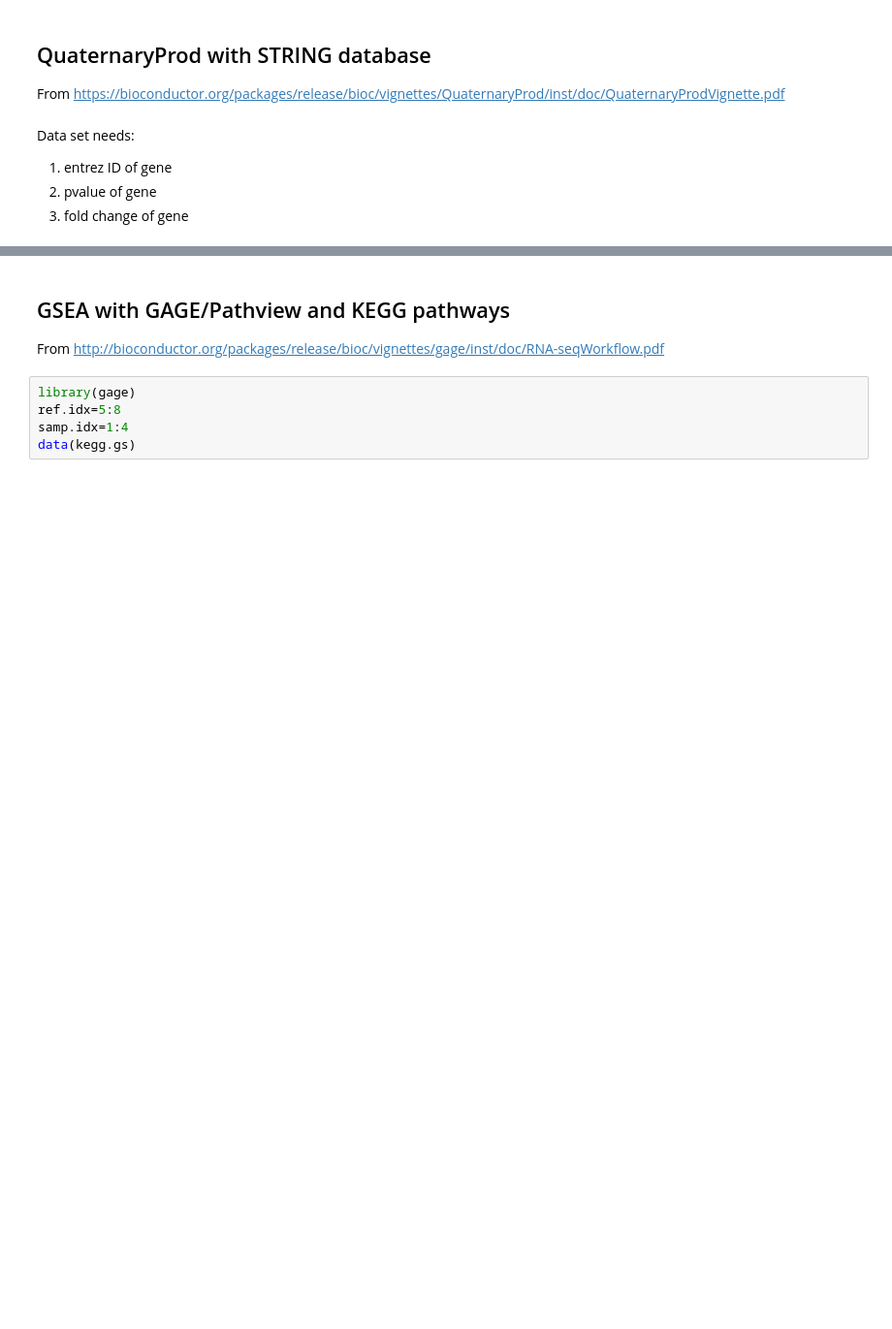
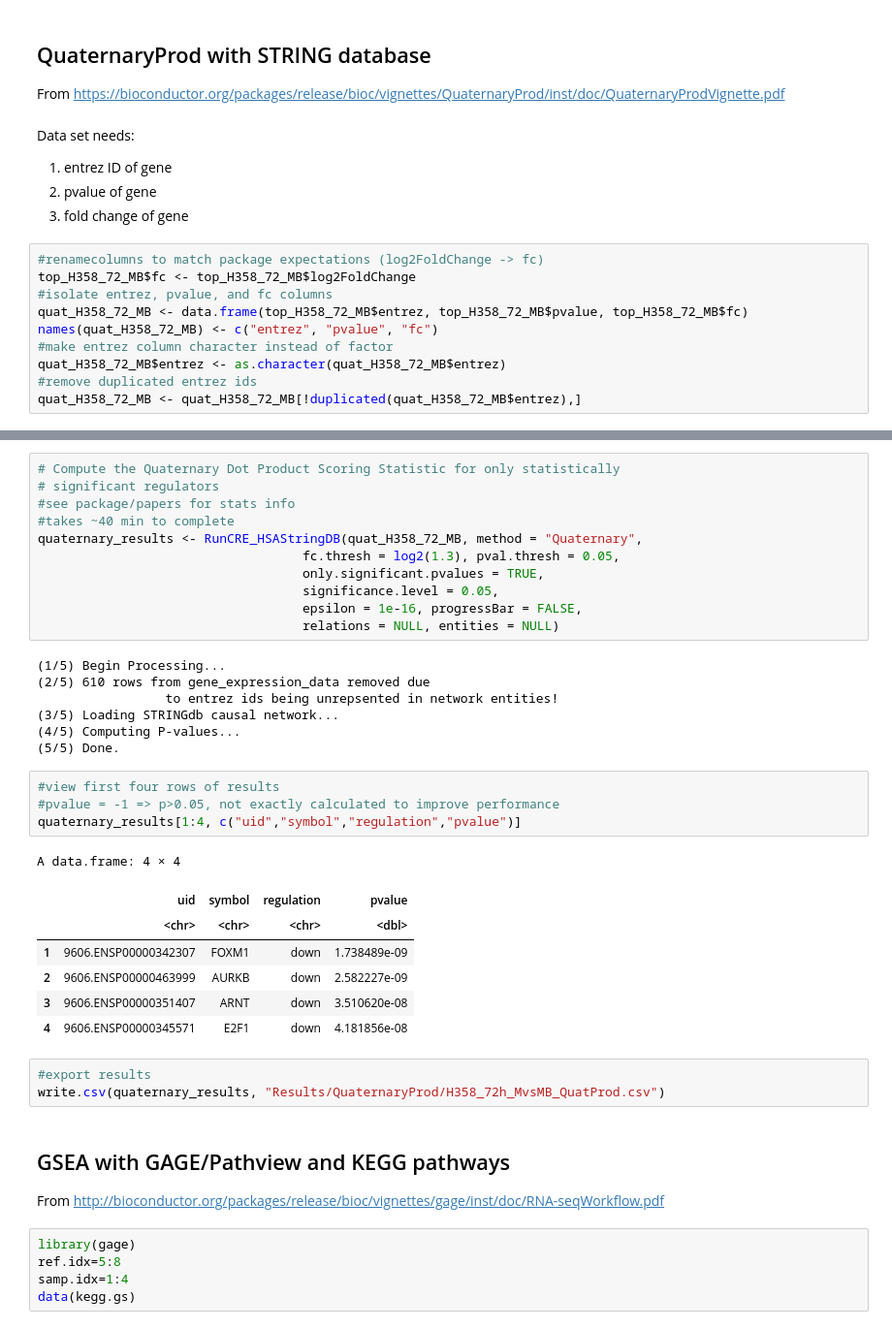
Before and after one commit to esheffels/2020-RNA, a Jupyter notebook: R_diffexp-generic.ipynb, the cells around one changed output, grey strips where cells are left out. Shown: that part at 97% size. Saved outputs shown, nothing was run; the diff lists cells and outputs as text; blank space fills up the shorter version.

Commit message:
Completed implementation and export of QuaternaryProd

```diff
--- a/R_diffexp-generic.ipynb
+++ b/R_diffexp-generic.ipynb
@@ -535,3 +538,13 @@ Data set needs:
 1. entrez ID of gene
 2. pvalue of gene
 3. fold change of gene
+# %%
+#renamecolumns to match package expectations (log2FoldChange -> fc)
+top_H358_72_MB$fc <- top_H358_72_MB$log2FoldChange
+#isolate entrez, pvalue, and fc columns
+quat_H358_72_MB <- data.frame(top_H358_72_MB$entrez, top_H358_72_MB$pvalue, top_H358_72_MB$fc)
+names(quat_H358_72_MB) <- c("entrez", "pvalue", "fc")
+#make entrez column character instead of factor
+quat_H358_72_MB$entrez <- as.character(quat_H358_72_MB$entrez)
+#remove duplicated entrez ids
+quat_H358_72_MB <- quat_H358_72_MB[!duplicated(quat_H358_72_MB$entrez),]
@@ -538,3 +557,36 @@ Data set needs:
+# %%
+# Compute the Quaternary Dot Product Scoring Statistic for only statistically
+# significant regulators
+#see package/papers for stats info
+#takes ~40 min to complete
+quaternary_results <- RunCRE_HSAStringDB(quat_H358_72_MB, method = "Quaternary",
+                                   fc.thresh = log2(1.3), pval.thresh = 0.05,
+                                   only.significant.pvalues = TRUE,
+                                   significance.level = 0.05,
+                                   epsilon = 1e-16, progressBar = FALSE,
+                                   relations = NULL, entities = NULL)
+# %% [output]
+(1/5) Begin Processing...
+(2/5) 610 rows from gene_expression_data removed due
+                 to entrez ids being unrepsented in network entities!
+(3/5) Loading STRINGdb causal network...
+(4/5) Computing P-values...
+(5/5) Done.
+# %%
+#view first four rows of results
+#pvalue = -1 => p>0.05, not exactly calculated to improve performance
+quaternary_results[1:4, c("uid","symbol","regulation","pvalue")]
+# %% [output]
+A data.frame: 4 × 4
+|  | uid | symbol | regulation | pvalue |
+|  | <chr> | <chr> | <chr> | <dbl> |
+| 1 | 9606.ENSP00000342307 | FOXM1 | down | 1.738489e-09 |
+| 2 | 9606.ENSP00000463999 | AURKB | down | 2.582227e-09 |
+| 3 | 9606.ENSP00000351407 | ARNT | down | 3.510620e-08 |
+| 4 | 9606.ENSP00000345571 | E2F1 | down | 4.181856e-08 |
+# %%
+#export results
+write.csv(quaternary_results, "Results/QuaternaryProd/H358_72h_MvsMB_QuatProd.csv")
 # %% [markdown]
 ## GSEA with GAGE/Pathview and KEGG pathways
 From http://bioconductor.org/packages/release/bioc/vignettes/gage/inst/doc/RNA-seqWorkflow.pdf
```
Also changed, not shown: parts of 4 cells of this notebook.
